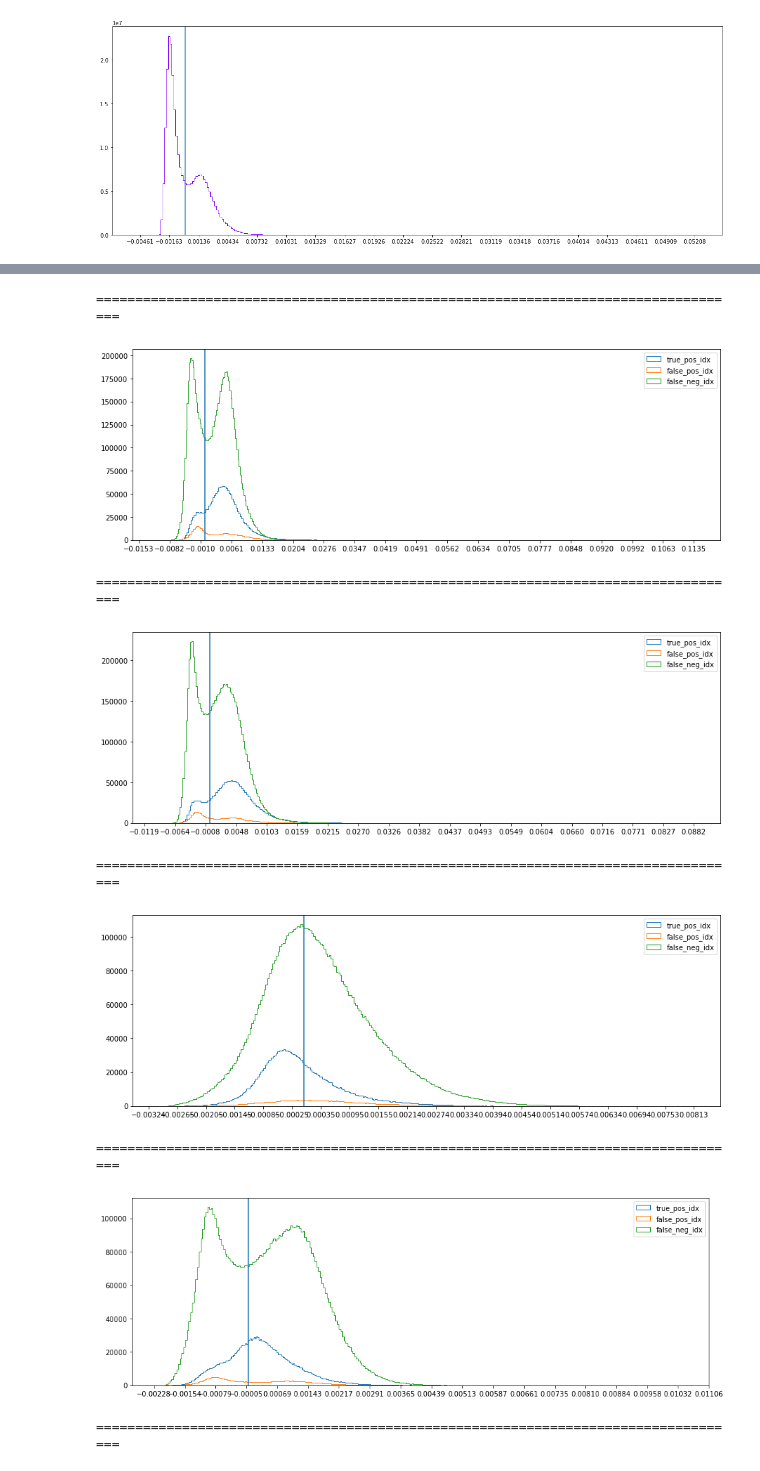
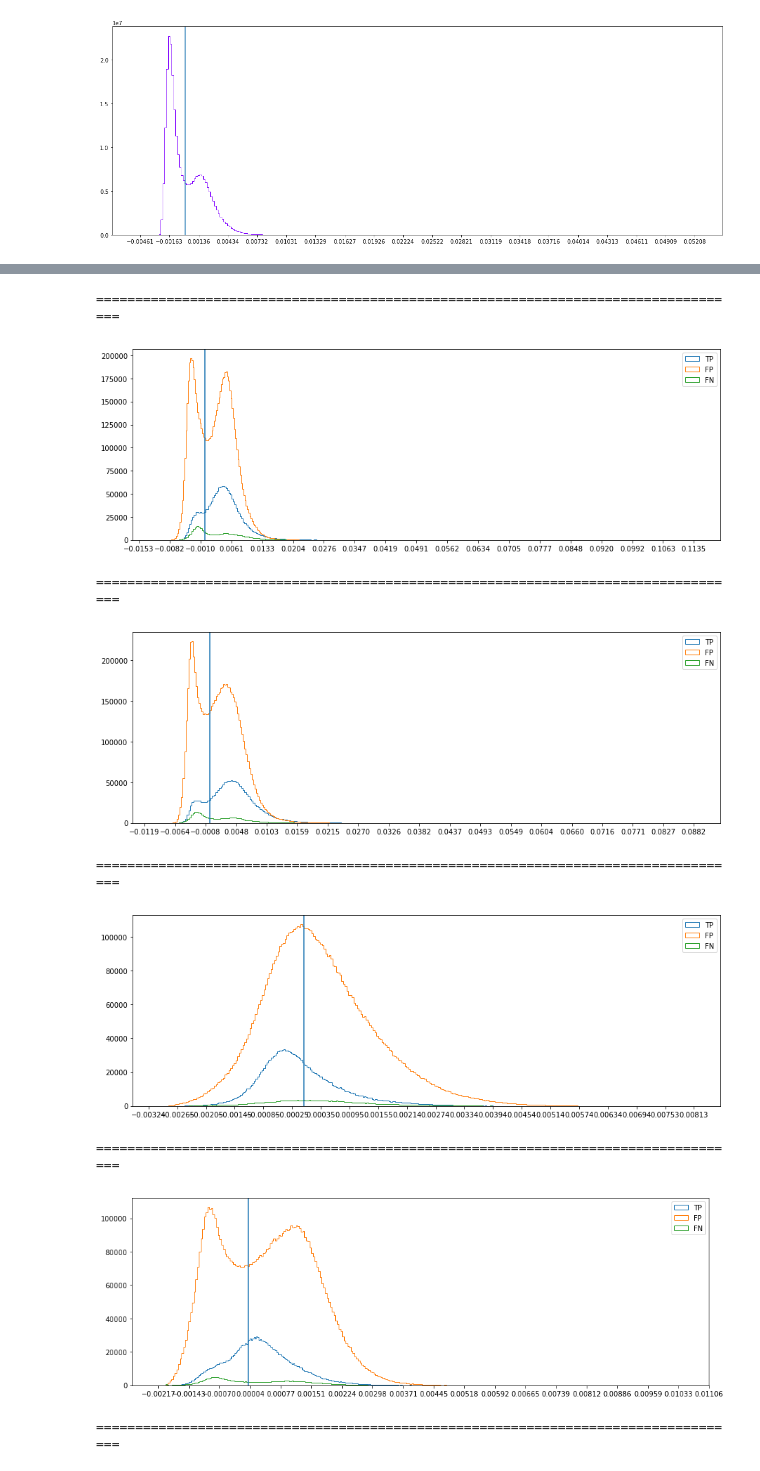
Before and after one commit to LiyaoTang/Road-Extraction-from-Time-Series-Satellite-Images, a Jupyter notebook: NSW-CNN/Naive NN - Analysis.ipynb, the cells around one changed output, grey strips where cells are left out. Cells and saved outputs as stored; diff of their text form; code cells hidden in the pictures.

Commit message:
Compare different bands in terms of TP/FP/TN/FN

```diff
--- a/NSW-CNN/Naive NN - Analysis.ipynb
+++ b/NSW-CNN/Naive NN - Analysis.ipynb
@@ -39,14 +39,17 @@ Y = np.array(data['road_existence'])
 Road_patch = np.array(data['road_patch'])
 data.close()
 
-train_x = X[train_index].flatten().reshape((train_index.size, -1))
-train_y = Y[train_index]
+train_img        = X[train_index]
+train_x          = X[train_index].flatten().reshape((train_index.size, -1))
+train_y          = Y[train_index]
 train_road_patch = Road_patch[train_index]
 
-test_x = X[test_index].flatten().reshape((test_index.size, -1))
-test_y = Y[test_index]
+test_img        = X[test_index]
+test_x          = X[test_index].flatten().reshape((test_index.size, -1))
+test_y          = Y[test_index]
 test_road_patch = Road_patch[test_index]
 
+print(X.shape)
 print(train_x.shape, train_y.shape, train_road_patch.shape)
 print(test_x.shape, test_y.shape, test_road_patch.shape)
 print(train_index.size + test_index.size == X.shape[0])
@@ -86,7 +89,7 @@ prediction = graph.get_tensor_by_name("prediction:0")
 # predict training & test set
 
 # training set
-train_metric = Metric()
+train_metric = Metric(record_index=True)
 train_pred_label = np.zeros(train_index.size)
 
 batch_size = 64
@@ -110,7 +113,7 @@ train_metric.print_info()
 print()
 
 # test set
-test_metric = Metric()
+test_metric = Metric(record_index=True)
 test_pred_label = np.zeros(test_index.size)
 
 batch_size = 64
@@ -155,0 +159,15 @@ print(X.shape, train_x.shape)
+# %%
+# band img - average over TP/FP/TN/FN (train set)
+band_num = 7
+
+plt.close('all')
+for band_idx in range(band_num):
+    fig, subfig = plt.subplots(nrows=1, ncols=4, sharex=True, sharey=True, figsize=(100,20))
+    band_img = train_img[:,band_idx,:,:]
+
+    for i, idx_label in zip(range(4), ['TP', 'FP', 'TN', 'FN']):
+
+        img_idx = train_metric.get_index(idx_label)
+        subfig[i].imshow(train_x[img_idx].mean(axis=0).reshape((7,28,28))[band_idx], cmap=plt.get_cmap('gray'))
+
+    plt.show()
@@ -207,22 +213,23 @@ for i in range(train_index.size):
 # %%
-# band info - TP/FP/TN/FN
+# band info - TP/FP/TN/FN on training set
 band_num = 7
 for band_idx in range(band_num):
-    band = X[:,band_idx,:,:]
+    band       = train_img[:,band_idx,:,:]
     band_mu    = (mu.reshape((7,28,28)))[band_idx, :, :].flatten()
     band_sigma = (sigma.reshape((7,28,28)))[band_idx, :, :].flatten()
 
-    band_norm = (band.reshape((band.shape[0], -1))-band_mu)/band_sigma
+    band_norm = (band.reshape((band.shape[0], -1))-band_mu)/band_sigma # normalized band img (flatten)
 
     plt.figure(figsize=(15,5))
     plt.xticks(np.linspace(band_norm.min(),band_norm.max(), 20))
     plt.axvline(0)
 
-    for idx_list, list_name in zip([true_pos_idx, false_pos_idx, false_neg_idx],
-                                   ['true_pos_idx', 'false_pos_idx', 'false_neg_idx']):
-        plt.hist(band_norm[idx_list].flatten(), bins=300, histtype='step', label=list_name)
+    for idx_name in ['TP', 'FP', 'FN']:
+
+        plt.hist(band_norm[train_metric.get_index(idx_name)].flatten(),
+                 bins=300, histtype='step', label=idx_name)
     plt.legend()
-    plt.savefig("./Result/band " + str(band_idx))
+    plt.savefig("./Result/Band Info/band " + str(band_idx))
     plt.show()
 
     print("===================================================================================")
@@ -233,9 +240,9 @@ for band_idx in range(band_num):
 ===================================================================================
-[figure, old version]
+[figure, new version]
 ===================================================================================
-[figure, old version]
+[figure, new version]
 ===================================================================================
-[figure, old version]
+[figure, new version]
 ===================================================================================
-[figure, old version]
+[figure, new version]
 ===================================================================================
```
Also changed, not shown: parts of 7 cells of this notebook, 1 other file.
